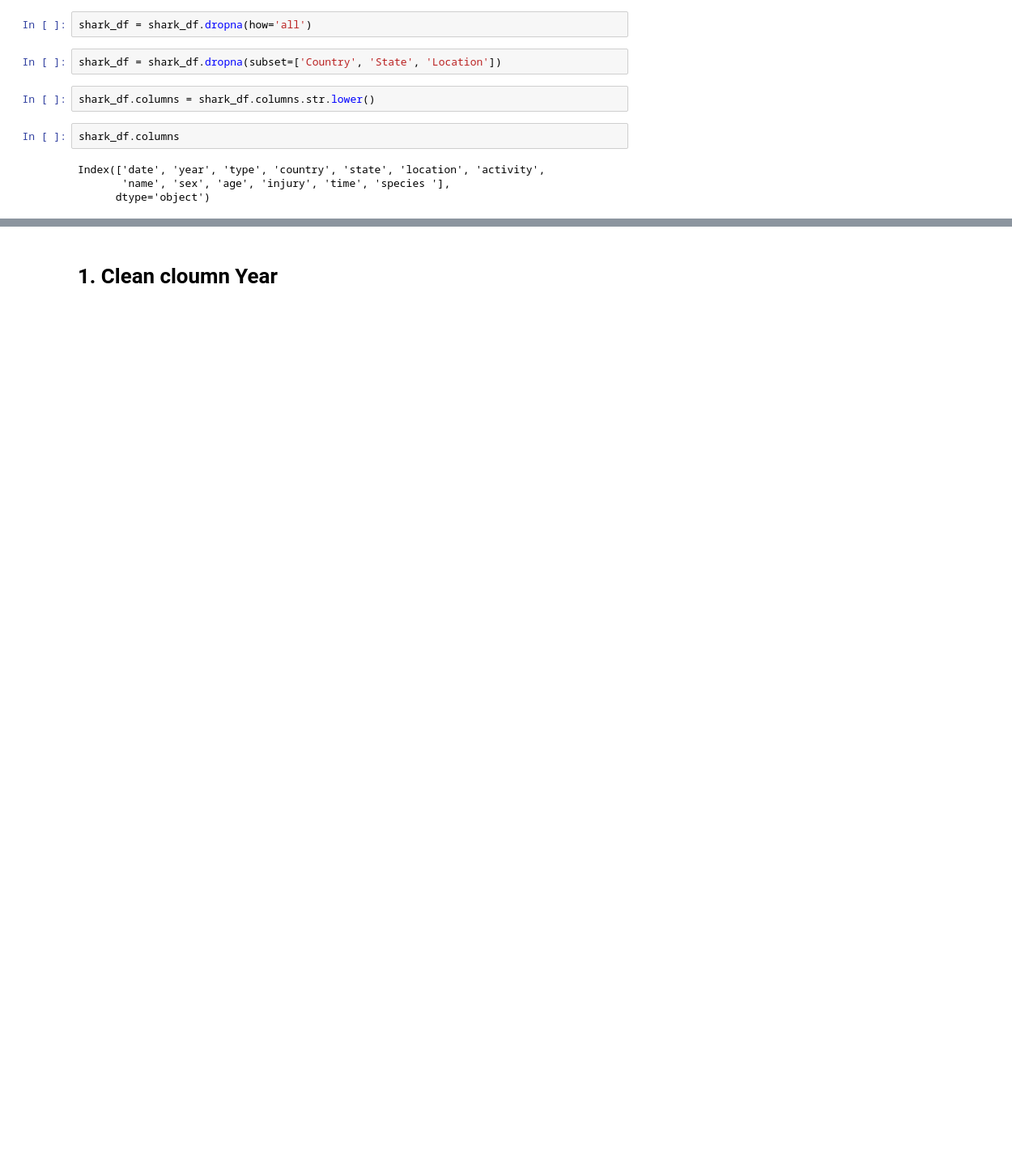
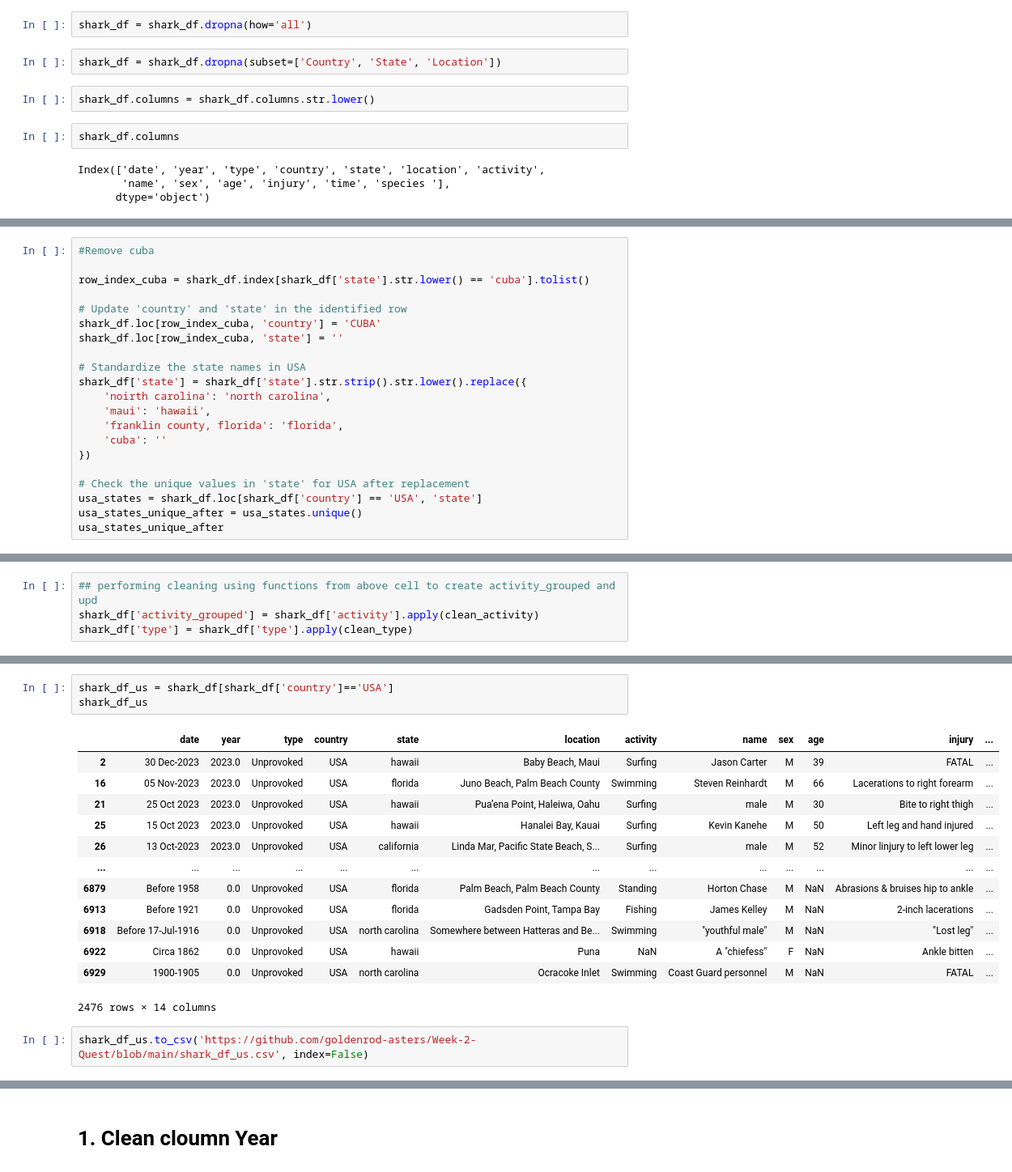
Before and after one commit to johann1043/Shark-Attacks, a Jupyter notebook: Shark-Attacks.ipynb, the cells around one changed output, grey strips where cells are left out. Shown: that part at 81% size. Drawn from its saved outputs; the diff is of its cells as text; blank space fills up the shorter version.

```diff
--- a/Shark-Attacks.ipynb
+++ b/Shark-Attacks.ipynb
@@ -24,0 +71,21 @@ Index(['date', 'year', 'type', 'country', 'state', 'location', 'activity',
+# %%
+#Remove cuba
+
+row_index_cuba = shark_df.index[shark_df['state'].str.lower() == 'cuba'].tolist()
+
+# Update 'country' and 'state' in the identified row
+shark_df.loc[row_index_cuba, 'country'] = 'CUBA'
+shark_df.loc[row_index_cuba, 'state'] = ''
+
+# Standardize the state names in USA
+shark_df['state'] = shark_df['state'].str.strip().str.lower().replace({
+    'noirth carolina': 'north carolina',
+    'maui': 'hawaii',
+    'franklin county, florida': 'florida',
+    'cuba': ''
+})
+
+# Check the unique values in 'state' for USA after replacement
+usa_states = shark_df.loc[shark_df['country'] == 'USA', 'state']
+usa_states_unique_after = usa_states.unique()
+usa_states_unique_after
@@ -24,0 +141,4 @@ Index(['date', 'year', 'type', 'country', 'state', 'location', 'activity',
+# %%
+## performing cleaning using functions from above cell to create activity_grouped and upd
+shark_df['activity_grouped'] = shark_df['activity'].apply(clean_activity)
+shark_df['type'] = shark_df['type'].apply(clean_type)
@@ -24,0 +153,19 @@ Index(['date', 'year', 'type', 'country', 'state', 'location', 'activity',
+# %%
+shark_df_us = shark_df[shark_df['country']=='USA']
+shark_df_us
+# %% [output]
+|  | date | year | type | country | state | location | activity | name | sex | age | injury | ... |
+| 2 | 30 Dec-2023 | 2023.0 | Unprovoked | USA | hawaii | Baby Beach, Maui | Surfing | Jason Carter | M | 39 | FATAL | ... |
+| 16 | 05 Nov-2023 | 2023.0 | Unprovoked | USA | florida | Juno Beach, Palm Beach County | Swimming | Steven Reinhardt | M | 66 | Lacerations to right forearm | ... |
+| 21 | 25 Oct 2023 | 2023.0 | Unprovoked | USA | hawaii | Pua’ena Point, Haleiwa, Oahu | Surfing | male | M | 30 | Bite to right thigh | ... |
+| 25 | 15 Oct 2023 | 2023.0 | Unprovoked | USA | hawaii | Hanalei Bay, Kauai | Surfing | Kevin Kanehe | M | 50 | Left leg and hand injured | ... |
+| 26 | 13 Oct-2023 | 2023.0 | Unprovoked | USA | california | Linda Mar, Pacific State Beach, S... | Surfing | male | M | 52 | Minor linjury to left lower leg | ... |
+| ... | ... | ... | ... | ... | ... | ... | ... | ... | ... | ... | ... | ... |
+| 6879 | Before 1958 | 0.0 | Unprovoked | USA | florida | Palm Beach, Palm Beach County | Standing | Horton Chase | M | NaN | Abrasions & bruises hip to ankle | ... |
+| 6913 | Before 1921 | 0.0 | Unprovoked | USA | florida | Gadsden Point, Tampa Bay | Fishing | James Kelley | M | NaN | 2-inch lacerations | ... |
+| 6918 | Before 17-Jul-1916 | 0.0 | Unprovoked | USA | north carolina | Somewhere between Hatteras and Be... | Swimming | "youthful male" | M | NaN | "Lost leg" | ... |
+| 6922 | Circa 1862 | 0.0 | Unprovoked | USA | hawaii | Puna | NaN | A "chiefess" | F | NaN | Ankle bitten | ... |
+| 6929 | 1900-1905 | 0.0 | Unprovoked | USA | north carolina | Ocracoke Inlet | Swimming | Coast Guard personnel | M | NaN | FATAL | ... |
+2476 rows × 14 columns
+# %%
+shark_df_us.to_csv('https://github.com/goldenrod-asters/Week-2-Quest/blob/main/shark_df_us.csv', index=False)
```
Also changed, not shown: parts of 27 cells of this notebook.
